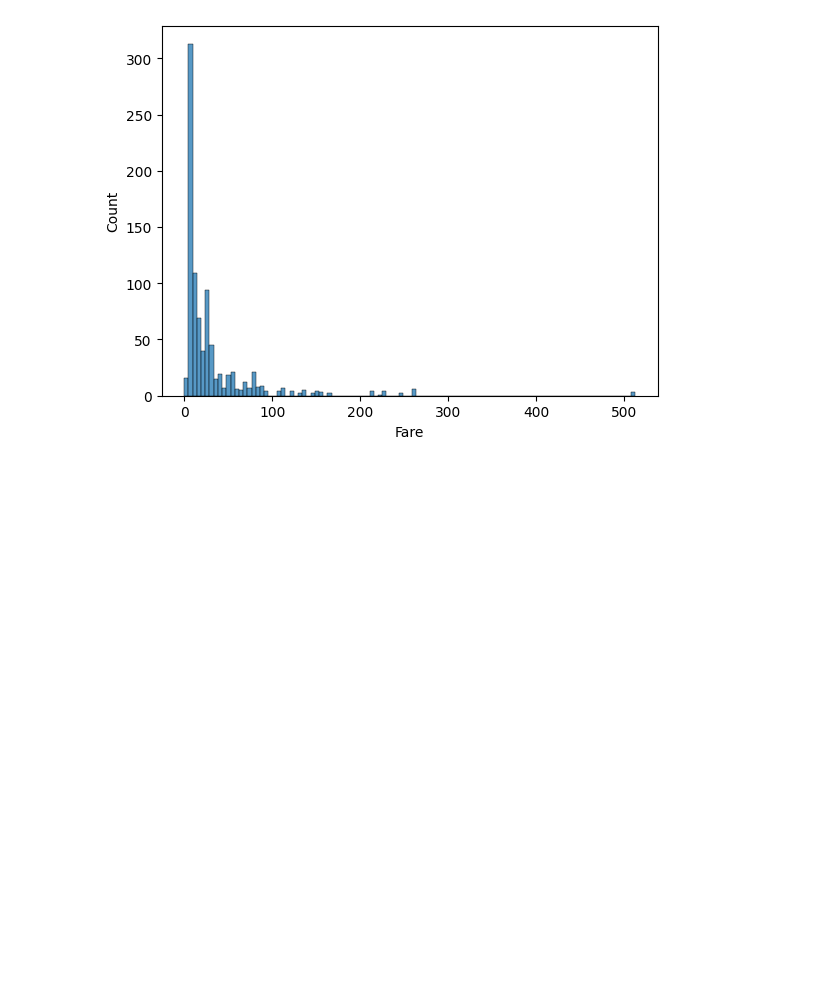
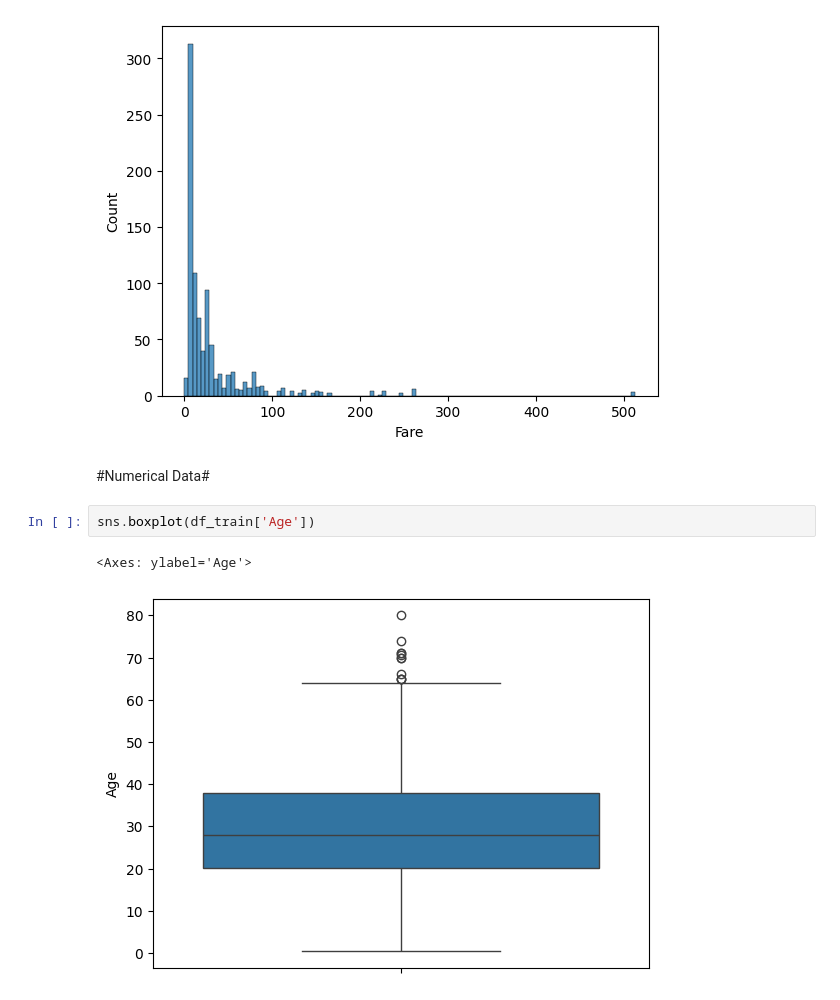
Before and after one commit to pbarizza/ML-course-2025, a Jupyter notebook: lesson03.ipynb, the cells around one changed output. Drawn from its saved outputs; the diff is of its cells as text; blank space fills up the shorter version.

```diff
--- a/lesson03.ipynb
+++ b/lesson03.ipynb
@@ -140,3 +131,10 @@ sns.histplot(df_train['Fare'])
 # %% [output]
 <Axes: xlabel='Fare', ylabel='Count'>
 [figure]
+# %% [markdown]
+#Numerical Data#
+# %%
+sns.boxplot(df_train['Age'])
+# %% [output]
+<Axes: ylabel='Age'>
+[figure, added]
```
Also changed, not shown: parts of 13 cells of this notebook.
